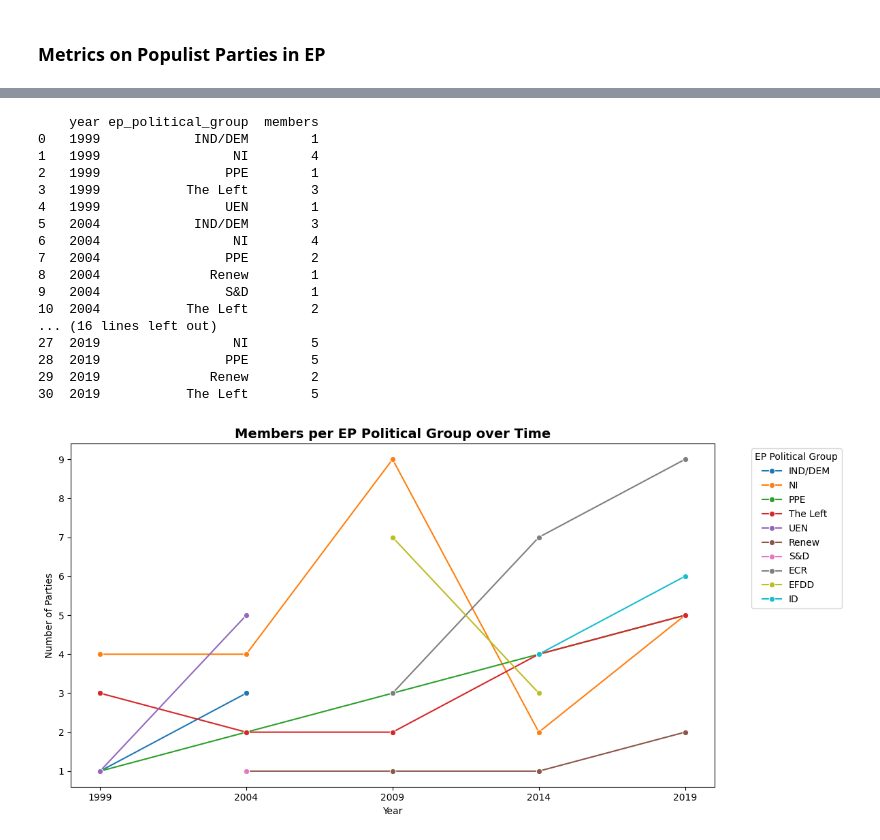
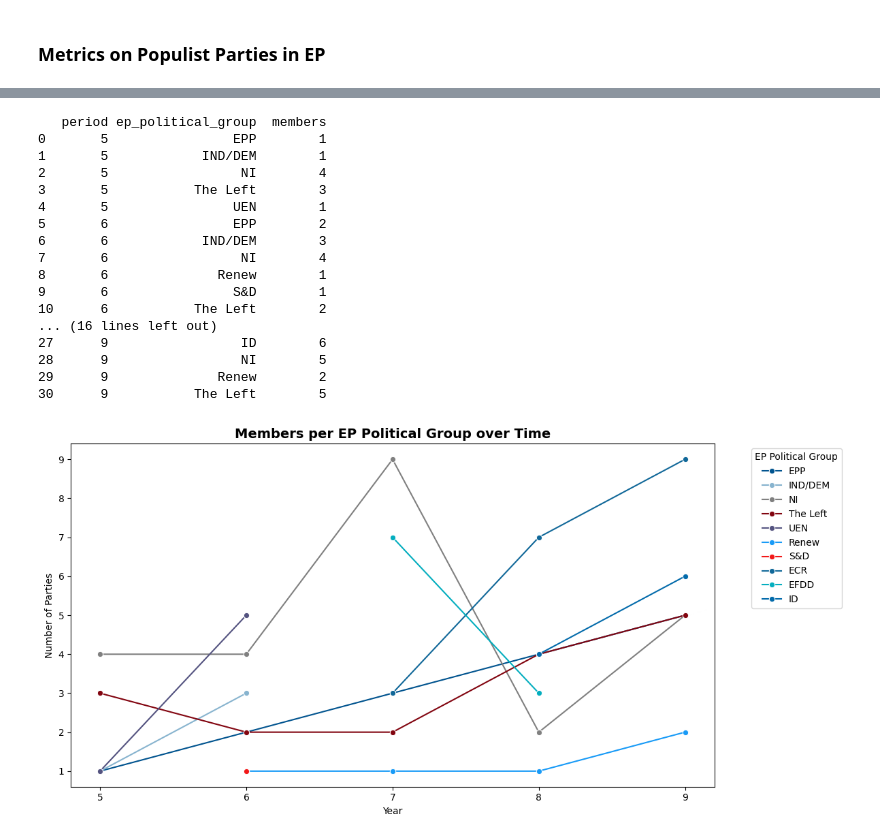
Before and after one commit to gransera/ep_populism_classification, a Jupyter notebook: notebooks/04_analysis_populist_groups.ipynb, the cells around one changed output, grey strips where cells are left out. Saved outputs shown, nothing was run; the diff lists cells and outputs as text; code cells hidden in the pictures.

```diff
--- a/notebooks/04_analysis_populist_groups.ipynb
+++ b/notebooks/04_analysis_populist_groups.ipynb
@@ -39,7 +27,6 @@ array(['EDD', 'EPP', 'GUE/NGL', 'NI', 'UEN', 'ALDE', 'IND/DEM', 'PSE',
       dtype=object)
 # %%
 populist_groups['ep_political_group'] = populist_groups['ep_political_group'].replace({
-    'EPP': 'PPE',
     'PSE': 'S&D',
     'GUE/NGL': 'The Left',
     'ALDE': 'Renew',
@@ -47,3 +34,17 @@ populist_groups['ep_political_group'] = populist_groups['ep_political_group'].re
     'EFD': 'EFDD',
     'ENF': 'ID',
 })
+# %%
+# Change years to legislative periods
+populist_groups['year'] = populist_groups['year'].replace({
+    1999 : '5',
+    2004 : '6',
+    2009 : '7',
+    2014 : '8',
+    2019 : '9',
+})
+
+# Rename year to period column
+populist_groups.rename(columns={'year': 'period'}, inplace=True)
+
+populist_groups.head()
@@ -217,22 +225,22 @@ plt.show()
 # %%
 # Calculate
-members_per_year = populist_groups.groupby(['year', 'ep_political_group'])['party'].nunique().reset_index(name='members')
-print(members_per_year)
+members_per_period = populist_groups.groupby(['period', 'ep_political_group'])['party'].nunique().reset_index(name='members')
+print(members_per_period)
 # %% [output]
-    year ep_political_group  members
-0   1999            IND/DEM        1
-1   1999                 NI        4
-2   1999                PPE        1
-3   1999           The Left        3
-4   1999                UEN        1
-5   2004            IND/DEM        3
-6   2004                 NI        4
-7   2004                PPE        2
-8   2004              Renew        1
-9   2004                S&D        1
-10  2004           The Left        2
+   period ep_political_group  members
+0       5                EPP        1
+1       5            IND/DEM        1
+2       5                 NI        4
+3       5           The Left        3
+4       5                UEN        1
+5       6                EPP        2
+6       6            IND/DEM        3
+7       6                 NI        4
+8       6              Renew        1
+9       6                S&D        1
+10      6           The Left        2
 ... (16 lines left out)
-27  2019                 NI        5
-28  2019                PPE        5
-29  2019              Renew        2
-30  2019           The Left        5
+27      9                 ID        6
+28      9                 NI        5
+29      9              Renew        2
+30      9           The Left        5
@@ -239,21 +252,36 @@ print(members_per_year)
+# %%
+group_palette = {
+    'The Left':    '#820510',  # dark red - far left
+    'S&D':        '#F21818',  # red - social democrats
+    'Greens/EFA': '#08730C',  # green
+    'Renew':       '#199BF7',  # bright blue - liberals
+    'EPP':        '#01548F',  # dark blue - centre-right
+    'IND/DEM':    '#88B4CF',  # light blue - eurosceptics
+    'UEN':        '#545380',  # purple grey - eurosceptics
+    'ECR':        '#116899',  # dark blue - conservatives
+    'EFDD':        '#04AEBF',  # teal - eurosceptics
+    'ID':        '#036BAB',  # blue - far right
+    'NI':         '#808080',  # grey - non-attached
+}
 # %%
 # Visualise
 plt.figure(figsize=(12, 6))
 sns.lineplot(
-    data=members_per_year,
-    x='year',
+    data=members_per_period,
+    x='period',
     y='members',
     hue='ep_political_group',
     marker='o',
+    palette=group_palette,
 )
 
 plt.title('Members per EP Political Group over Time', fontsize=14, fontweight='bold')
 plt.ylabel('Number of Parties')
 plt.xlabel('Year')
 plt.legend(title='EP Political Group', bbox_to_anchor=(1.05, 1), loc='upper left')
 plt.tight_layout()
-#plt.savefig('../outputs/graphs/members_per_group_over_time.png', dpi=300, bbox_inches='tight')
+plt.savefig('../outputs/graphs/members_per_group_over_time.png', dpi=300, bbox_inches='tight')
 plt.show()
 # %% [output]
-[figure, old version]
+[figure, new version]
 # %%
```
Also changed, not shown: parts of 31 cells of this notebook.
